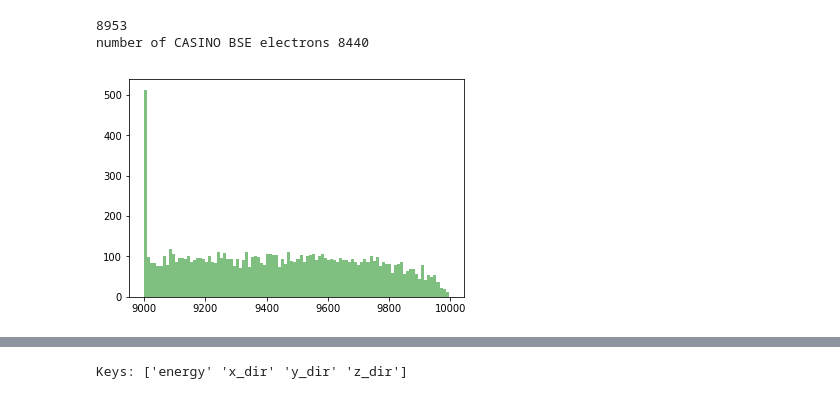
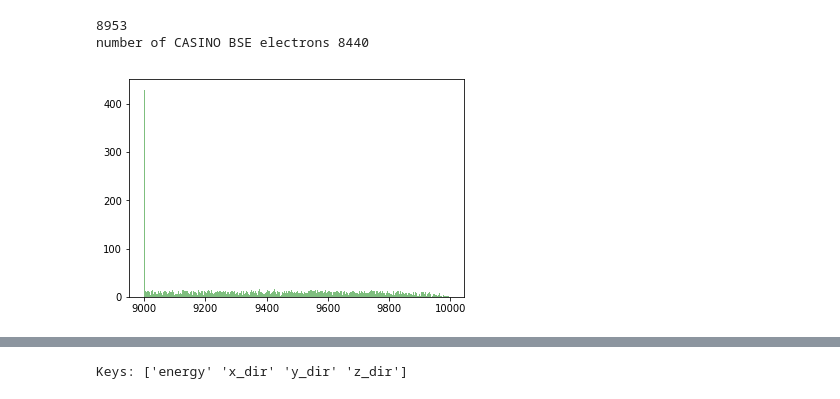
Before and after one commit to elena-pascal/MC-discrete, a Jupyter notebook: ploly_BSE.ipynb, the cells around one changed output, grey strips where cells are left out. Cells and saved outputs as stored; diff of their text form; code cells hidden in the pictures.

```diff
--- a/ploly_BSE.ipynb
+++ b/ploly_BSE.ipynb
@@ -11,33 +12,33 @@ import pandas as pd
 file = 'CASINO/E.dat'
 # regex the backscattered eletron data
 # sed -n '/'^yes'/,/'---'/p' > BSE_10kV.dat
 # sed '/^yes/d' BSE_10kV.dat > BSe_10kV_data.dat
 df = pd.read_csv(file,  sep='\t', index_col=None, header = None, error_bad_lines=False)
 #print 'header'
 energy_CASINO = df.loc[:, 6].values
 print len(energy_CASINO)
 print 'number of CASINO BSE electrons', len(energy_CASINO[energy_CASINO>9.01])
-num_bins = 100
+num_bins = 1000
 n_C, bins_C, patches_C = plt.hist(energy_CASINO*1000., num_bins, facecolor='green', alpha=0.5)
 
 bins_mean = [0.5 * (bins_C[i] + bins_C[i+1]) for i in range(len(n_C))]
 
 trace_CASINO = go.Scatter(x = bins_mean,
                           y = n_C,
                           marker=dict(
                                color = 'rgba(127, 201, 127, .9)',),
                           name = 'CASINO',)
 #trace_CASINO = go.Histogram(x=energy_CASINO*1000.,
 #                           name='casino',
 #                          autobinx = False,
 #                          marker=dict(
 #                          color = 'rgba(2, 12, 193, .9)',),
 #                          xbins =dict(start = 5000.,
 #                                 end = 30000.,
 #                                 size = 1, ),
 #                           )
 # %% [output]
 8953
 number of CASINO BSE electrons 8440
-[figure, old version]
+[figure, new version]
 # %%
```
Also changed, not shown: parts of 4 cells of this notebook, 11 other files.
